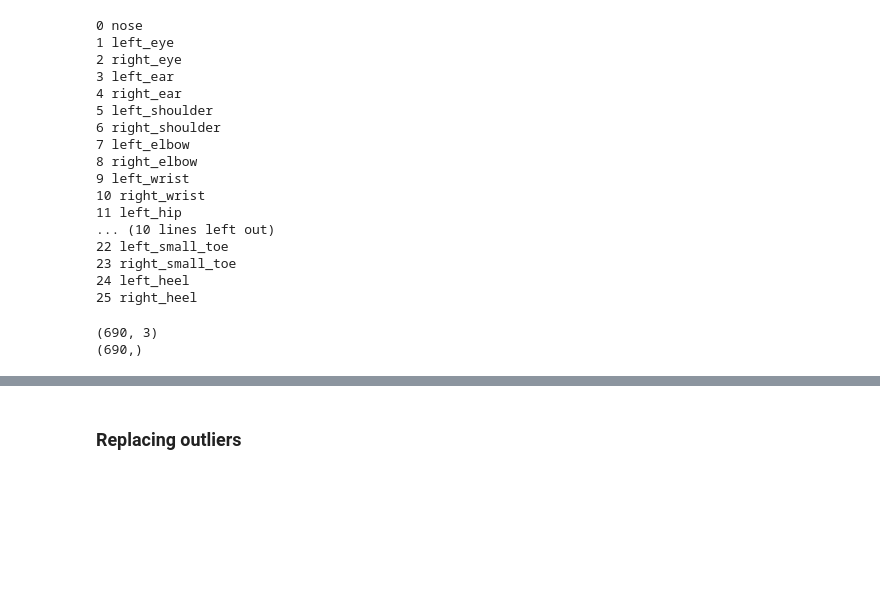
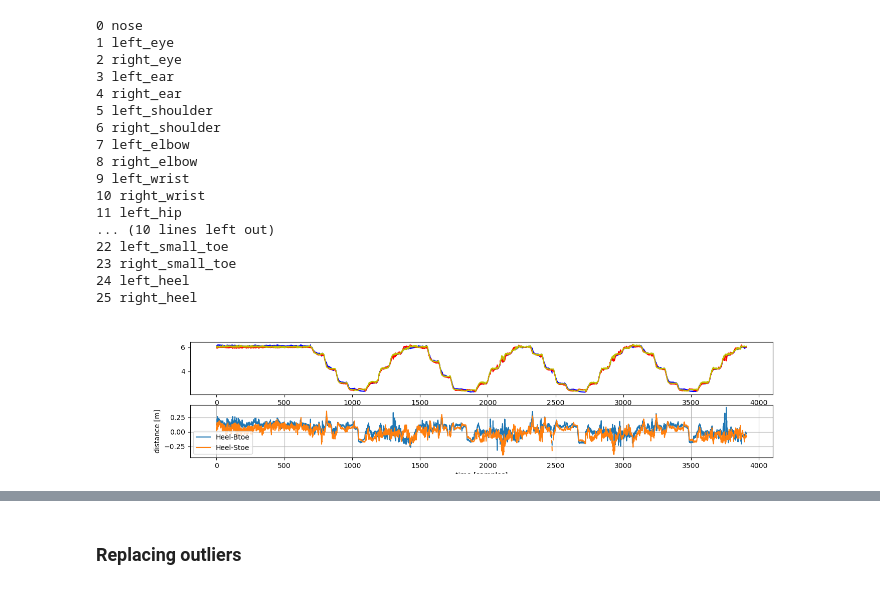
Before and after one commit to MateUnger/StereoVision, a Jupyter notebook: filter_keypoints.ipynb, the cells around one changed output, grey strips where cells are left out. Cells and saved outputs as stored; diff of their text form; code cells hidden in the pictures; blank space fills up the shorter version.

```diff
--- a/filter_keypoints.ipynb
+++ b/filter_keypoints.ipynb
@@ -55,9 +46,27 @@ RAnkle = keypoints_over_time[:, 16, :]
-# %%
-signal = RAnkle
-confidence = RAnkle[:, 2]
-
-print(signal.shape)
-print(confidence.shape)
-# %% [output]
-(690, 3)
-(690,)
+# %%
+# walk direction based on depth
+right_heel_d = keypoints_over_time[:,kpt_labels.index('right_heel'),2]
+right_big_toe_d = keypoints_over_time[:,kpt_labels.index('right_big_toe'),2]
+right_small_toe_d = keypoints_over_time[:,kpt_labels.index("right_small_toe"),2]
+
+heel_big_toe_diff = right_heel_d-right_big_toe_d
+heel_small_toe_diff = right_heel_d-right_small_toe_d
+
+plt.close('all')
+plt.figure(figsize=(15,3))
+plt.subplot(211)
+plt.plot(right_heel_d,'b',label="heel")
+plt.plot(right_big_toe_d,'r',label="big_toe")
+plt.plot(right_small_toe_d,'y',label="small_toe")
+
+plt.subplot(212)
+plt.plot(heel_big_toe_diff,label='Heel-Btoe')
+plt.plot(heel_small_toe_diff,label='Heel-Stoe')
+
+plt.legend()
+plt.grid()
+plt.ylabel("distance [m]")
+plt.xlabel('time [samples]')
+plt.show()
+# %% [output]
+[figure, added]
```
Also changed, not shown: parts of 15 cells of this notebook, 10 other files.
